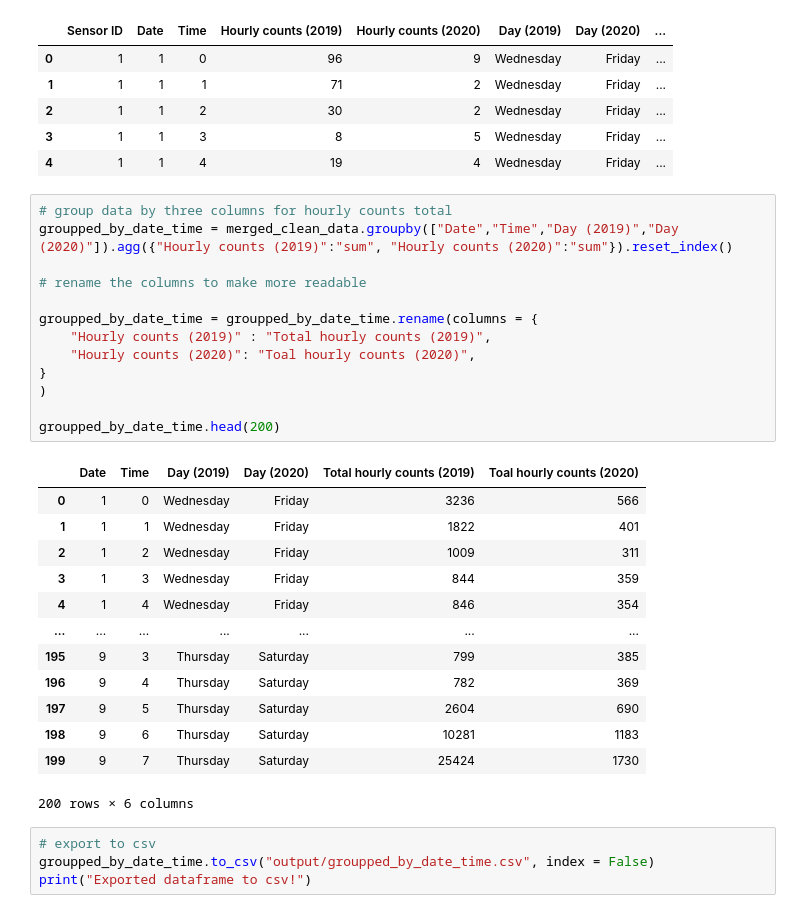
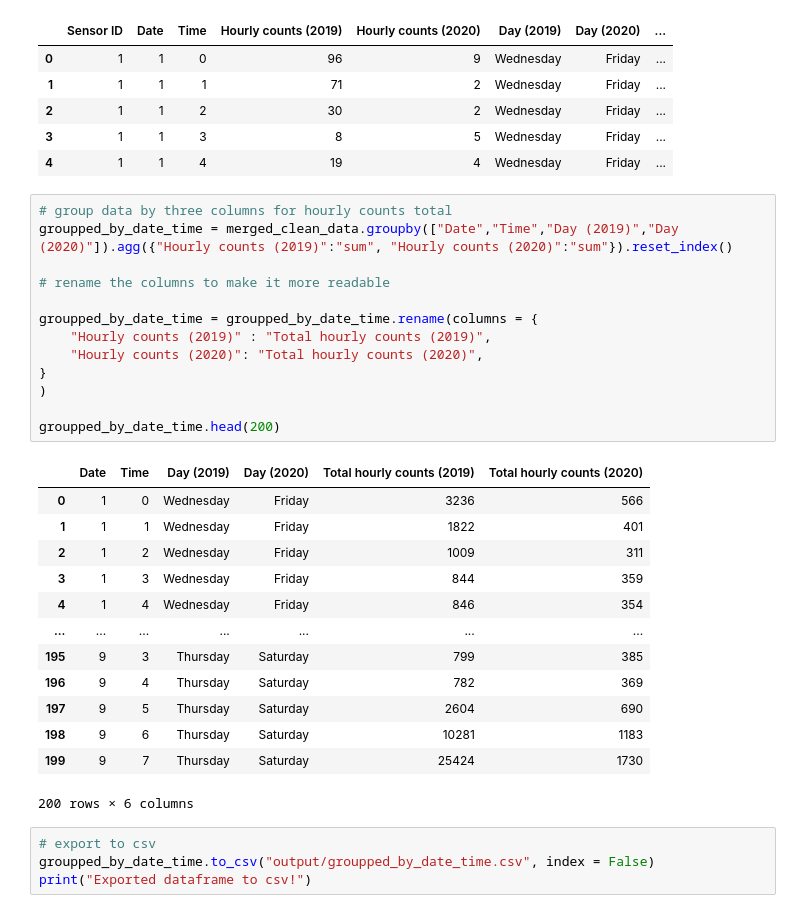
Before and after one commit to katshamai/Purple-Cats, a Jupyter notebook: Project_Ruo.ipynb, the cells around one changed output. Cells and saved outputs as stored; diff of their text form.

```diff
--- a/Project_Ruo.ipynb
+++ b/Project_Ruo.ipynb
@@ -386,18 +390,18 @@ merged_clean_data.head()
 # %%
 # group data by three columns for hourly counts total
 groupped_by_date_time = merged_clean_data.groupby(["Date","Time","Day (2019)","Day (2020)"]).agg({"Hourly counts (2019)":"sum", "Hourly counts (2020)":"sum"}).reset_index()
 
-# rename the columns to make more readable
+# rename the columns to make it more readable
 
 groupped_by_date_time = groupped_by_date_time.rename(columns = {
     "Hourly counts (2019)" : "Total hourly counts (2019)",
-    "Hourly counts (2020)": "Toal hourly counts (2020)",
+    "Hourly counts (2020)": "Total hourly counts (2020)",
 }
 )
 
 groupped_by_date_time.head(200)
 # %% [output]
-|  | Date | Time | Day (2019) | Day (2020) | Total hourly counts (2019) | Toal hourly counts (2020) |
+|  | Date | Time | Day (2019) | Day (2020) | Total hourly counts (2019) | Total hourly counts (2020) |
 | 0 | 1 | 0 | Wednesday | Friday | 3236 | 566 |
 | 1 | 1 | 1 | Wednesday | Friday | 1822 | 401 |
 | 2 | 1 | 2 | Wednesday | Friday | 1009 | 311 |
```
Also changed, not shown: parts of 16 cells of this notebook, 5 other files.
